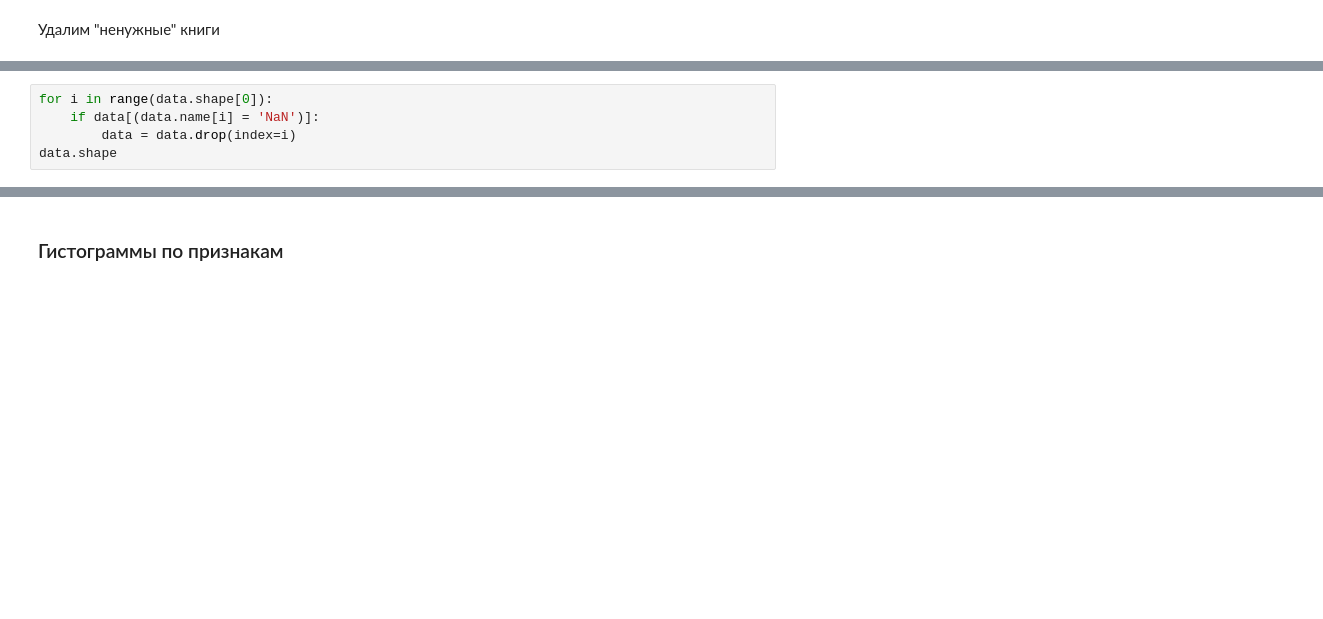
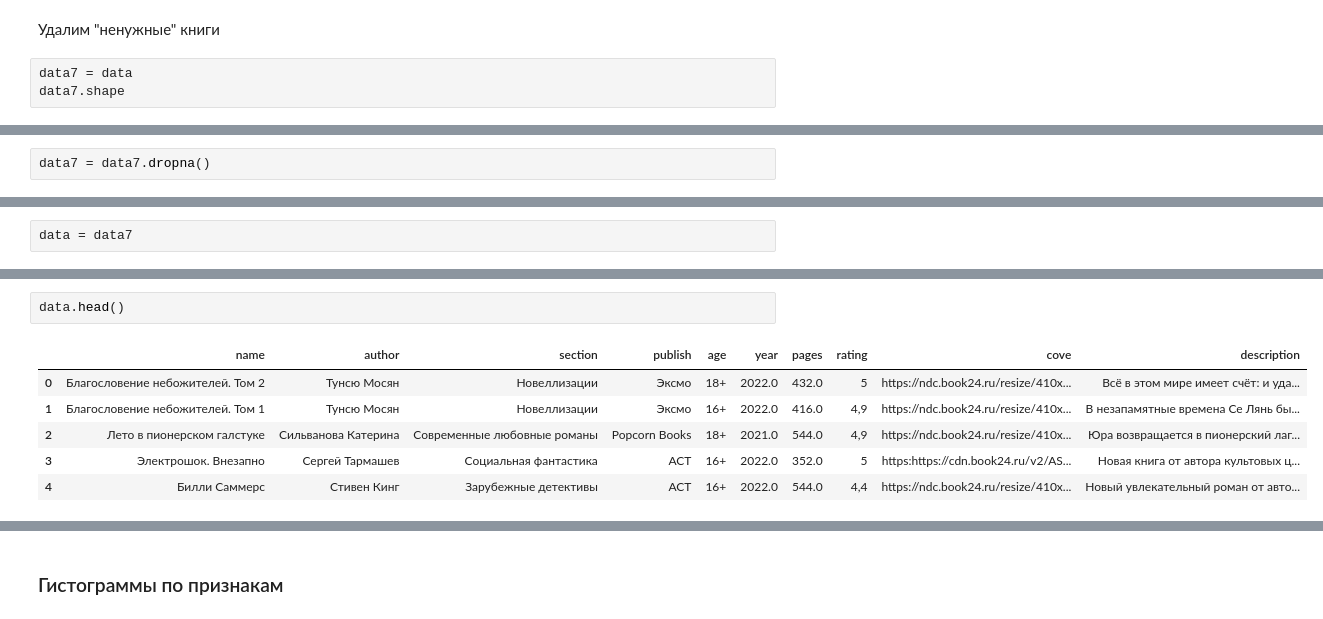
Before and after one commit to ksenia57/Thesis, a Jupyter notebook: Data analysis.ipynb, the cells around one changed output, grey strips where cells are left out. Drawn from its saved outputs; the diff is of its cells as text; blank space fills up the shorter version.

```diff
--- a/Data analysis.ipynb
+++ b/Data analysis.ipynb
@@ -62,2 +76,5 @@ data
 # %% [markdown]
 Удалим "ненужные" книги
+# %%
+data7 = data
+data7.shape
@@ -63,0 +83,2 @@ data
+# %%
+data7 = data7.dropna()
@@ -64,3 +103,5 @@ data
+# %%
+data = data7
 # %%
 list = data['section'].unique()
 delete = []
@@ -112,5 +131,0 @@ False
-# %%
-for i in range(data.shape[0]):
-    if data[(data.name[i] = 'NaN')]:
-        data = data.drop(index=i)
-data.shape
@@ -118,0 +152,9 @@ KeyError: False
+# %%
+data.head()
+# %% [output]
+|  | name | author | section | publish | age | year | pages | rating | cove | description |
+| 0 | Благословение небожителей. Том 2 | Тунсю Мосян | Новеллизации | Эксмо | 18+ | 2022.0 | 432.0 | 5 | https://ndc.book24.ru/resize/410x... | Всё в этом мире имеет счёт: и уда... |
+| 1 | Благословение небожителей. Том 1 | Тунсю Мосян | Новеллизации | Эксмо | 16+ | 2022.0 | 416.0 | 4,9 | https://ndc.book24.ru/resize/410x... | В незапамятные времена Се Лянь бы... |
+| 2 | Лето в пионерском галстуке | Сильванова Катерина | Современные любовные романы | Popcorn Books | 18+ | 2021.0 | 544.0 | 4,9 | https://ndc.book24.ru/resize/410x... | Юра возвращается в пионерский лаг... |
+| 3 | Электрошок. Внезапно | Сергей Тармашев | Социальная фантастика | АСТ | 16+ | 2022.0 | 352.0 | 5 | https:https://cdn.book24.ru/v2/AS... | Новая книга от автора культовых ц... |
+| 4 | Билли Саммерс | Стивен Кинг | Зарубежные детективы | АСТ | 16+ | 2022.0 | 544.0 | 4,4 | https://ndc.book24.ru/resize/410x... | Новый увлекательный роман от авто... |
```
Also changed, not shown: parts of 94 cells of this notebook, 2 other files.
